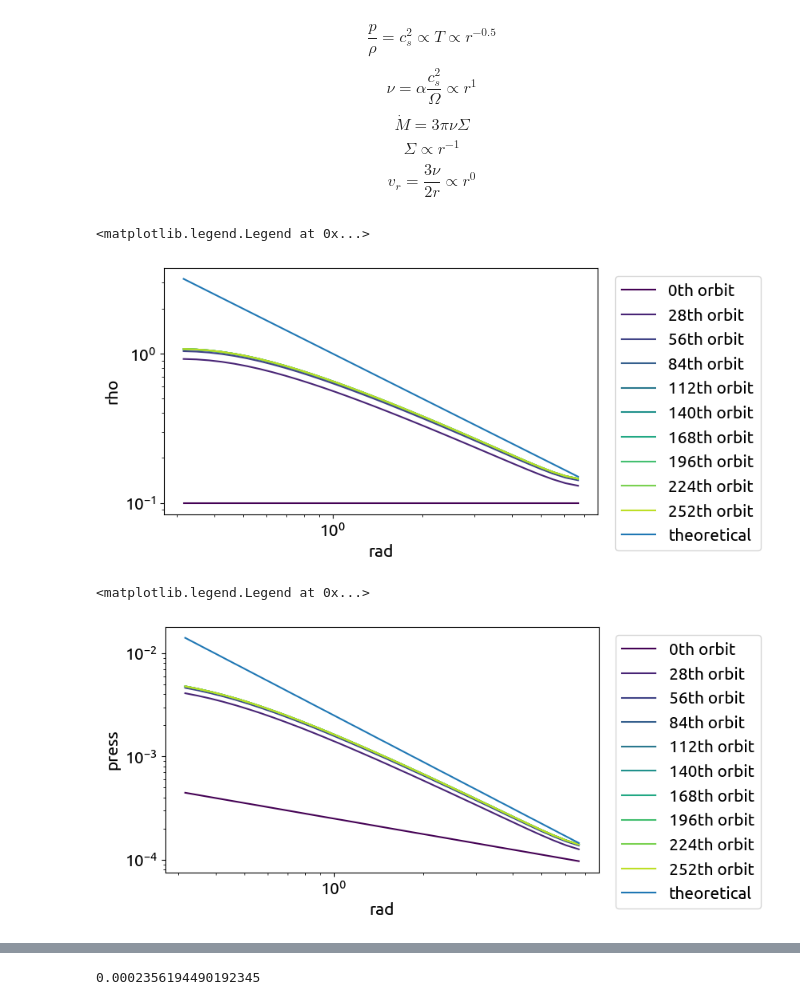
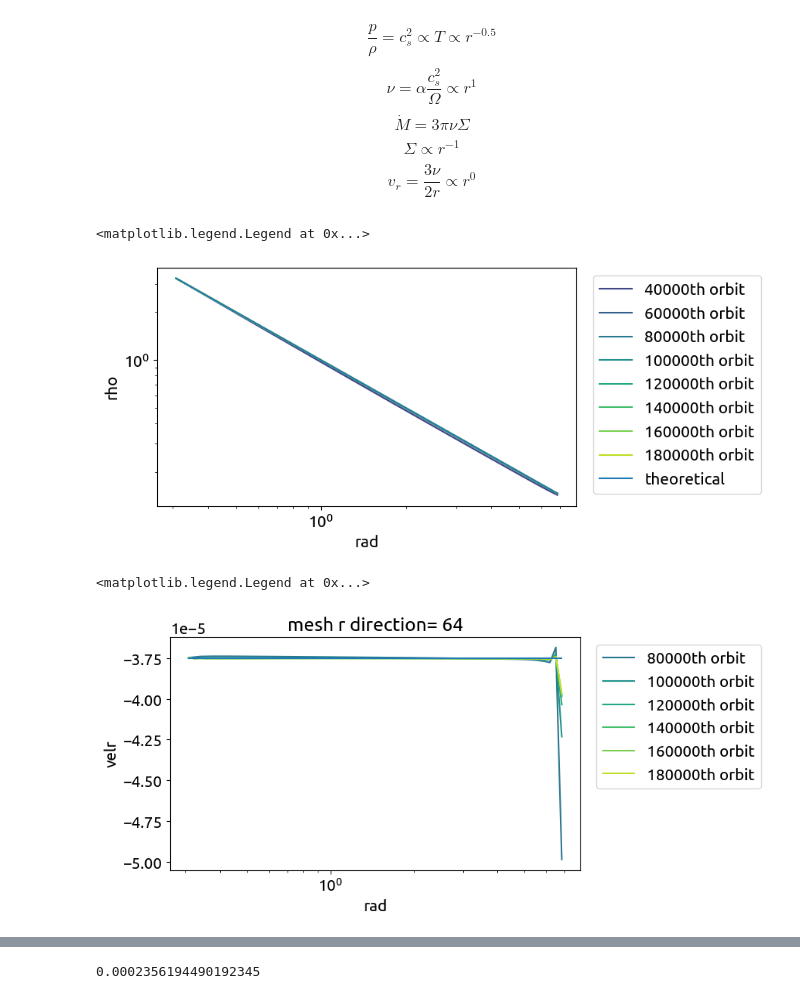
Before and after one commit to moore-wood/athena, a Jupyter notebook: vis/python/disk_planet_global.ipynb, the cells around one changed output, grey strips where cells are left out. Drawn from its saved outputs; the diff is of its cells as text; code cells hidden in the pictures.

```diff
--- a/vis/python/disk_planet_global.ipynb
+++ b/vis/python/disk_planet_global.ipynb
@@ -135,7 +135,7 @@ def face_f_1(x1min,x1max,cell_width_ratio,num_face):
 # %%
 from preplot import pol2car, car2pol, v_Intplp2c_xy, dfdx_5pts, dfdx_7pts, curl_in_polar_rlog
 # %%
-DIR1 = '/home/mozhi/data/flux_test4/'
+DIR1 = '/home/mozhi/data/flux_test14/'
 
 for nstep in [10]:
     dT = pi
@@ -220,6 +220,6 @@ for nstep in [10]:
 # %%
 print(data_prim.keys())
-plot_time = 280
+plot_time = 2000
 # %% [output]
 dict_keys(['Coordinates', 'DatasetNames', 'MaxLevel', 'MeshBlockSize', 'NumCycles', 'NumMeshBlocks', 'NumVariables', 'RootGridSize', 'RootGridX1', 'RootGridX2', 'RootGridX3', 'Time', 'VariableNames',  ...
 # %%
@@ -260,6 +260,10 @@ velphi_ary_time = array(velphi_ary_time)
 # %%
 flux_in_ary_time = []
 flux_out_ary_time = []
+mom_r_flux_in_ary_time = []
+mom_r_flux_out_ary_time = []
+mom_phi_flux_in_ary_time = []
+mom_phi_flux_out_ary_time = []
 
 for nstep in range(0,plot_time):
     dT = pi
@@ -275,10 +279,22 @@ for nstep in range(0,plot_time):
     index_k = 0
     flux_in_new = data_prim['flx_x1_in'][index_k,:,:].T
     flux_out_new = data_prim['flx_x1_out'][index_k,:,:].T
+    mom_r_flux_in_new = data_prim['mom_r_flux_in'][index_k,:,:].T
+    mom_r_flux_out_new = data_prim['mom_r_flux_out'][index_k,:,:].T
+    mom_phi_flux_in_new = data_prim['mom_phi_flux_in'][index_k,:,:].T
+    mom_phi_flux_out_new = data_prim['mom_phi_flux_out'][index_k,:,:].T
     flux_in_ary_time.append(average(flux_in_new,axis=1))
     flux_out_ary_time.append(average(flux_out_new,axis=1))
+    mom_r_flux_in_ary_time.append(average(data_prim['mom_r_flux_in'][index_k,:,:].T,axis=1))
+    mom_r_flux_out_ary_time.append(average(data_prim['mom_r_flux_out'][index_k,:,:].T,axis=1))
+    mom_phi_flux_in_ary_time.append(average(data_prim['mom_phi_flux_in'][index_k,:,:].T,axis=1))
+    mom_phi_flux_out_ary_time.append(average(data_prim['mom_phi_flux_out'][index_k,:,:].T,axis=1))
 flux_in_ary_time = array(flux_in_ary_time)
 flux_out_ary_time = array(flux_out_ary_time)
+mom_r_flux_in_ary_time = array(mom_r_flux_in_ary_time)
+mom_r_flux_out_ary_time = array(mom_r_flux_out_ary_time)
+mom_phi_flux_in_ary_time = array(mom_phi_flux_in_ary_time)
+mom_phi_flux_out_ary_time = array(mom_phi_flux_out_ary_time)
 # %% [markdown]
 In this two-dimensional simulation, the $\rho$ of each cell actually denotes the surface density of the disk, since the height of each cell is set to be 1.
 
@@ -293,8 +309,8 @@ $$v_r = \frac{3 \nu}{2 r} \propto r^{0}$$
 # %%
 fig, ax = plt.subplots(figsize=(7, 4))
 
-for nstep in range(0,plot_time-1,int(plot_time/10)):
-    ax.plot(rad, rho_ary_time[nstep,:], c=plt.cm.viridis(nstep/plot_time),label=f'{nstep}th orbit')
+for nstep in range(int(0.2*plot_time),plot_time-1,int(plot_time/10)):
+    ax.plot(rad, rho_ary_time[nstep,:], c=plt.cm.viridis(nstep/plot_time),label=f'{nstep*100}th orbit')
 ax.plot(rad,(1.0*(rad/1.0)**(-1)),label = 'theoretical')
 ax.set_xscale('log')
 ax.set_yscale('log')
@@ -304,21 +320,22 @@ ax.legend(loc='upper left', bbox_to_anchor=(1.02, 1))
 #plt.ylim(1.0-1.e-4, 1.0+1.e-4)
 # %% [output]
 <matplotlib.legend.Legend at 0x...>
-[figure, old version]
+[figure, new version]
 # %%
+nu_alpha = 1.e-2
+
+
 ## plot the time evolution of rho, with color of the denoting time:
 fig, ax = plt.subplots(figsize=(7, 4))
 
-for nstep in range(0,plot_time,int(plot_time/10)):
-    ax.plot(rad, press_ary_time[nstep,:], c=plt.cm.viridis(nstep/plot_time),label=f'{nstep}th orbit')
-ax.plot(rad,(1.0*(rad/1.0)**(-1.5)*0.0025),label = 'theoretical')
+for nstep in range(int(plot_time*0.4),plot_time,int(plot_time/10)):
+    ax.plot(rad[:], velr_ary_time[nstep,:], c=plt.cm.viridis(nstep/plot_time),label=f'{nstep*100}th orbit')
+ax.plot(rad,-1.5*nu_alpha*0.0025*rad**(0))
 ax.set_xscale('log')
-ax.set_yscale('log')
 ax.set_xlabel('rad')
-ax.set_ylabel('press')
+ax.set_ylabel('velr')
+ax.set_title("mesh r direction= 64")
 ax.legend(loc='upper left', bbox_to_anchor=(1.02, 1))
-
-#plt.ylim(1.0-1.e-4, 1.0+1.e-4)
 # %% [output]
 <matplotlib.legend.Legend at 0x...>
-[figure, old version]
+[figure, new version]
```
Also changed, not shown: parts of 7 cells of this notebook, 3 other files.
